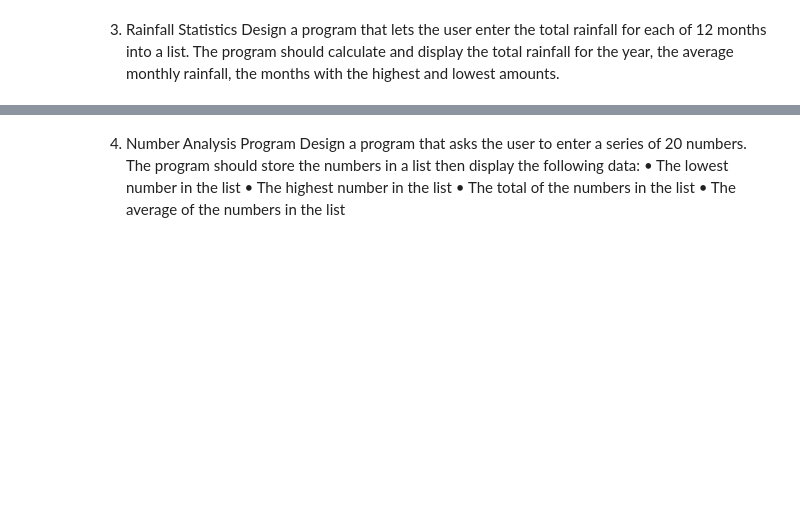
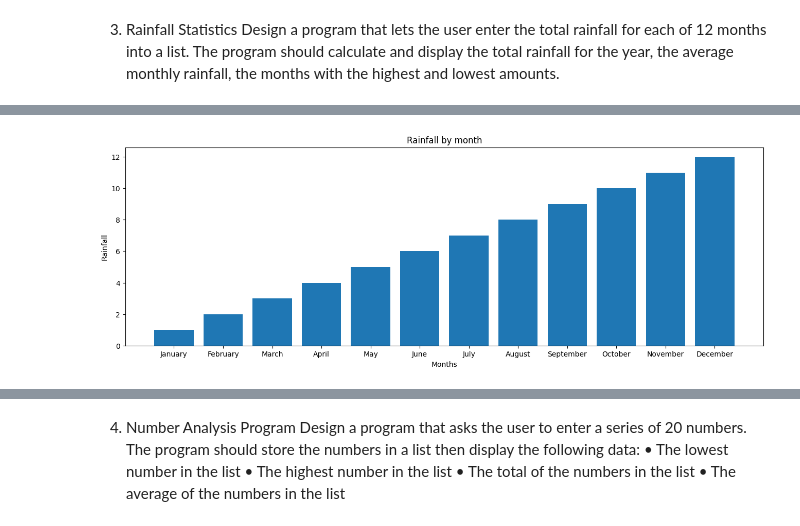
Before and after one commit to AlainEuksuzian/Python-Refresher, a Jupyter notebook: python-refresher/Lists.ipynb, the cells around one changed output, grey strips where cells are left out. Cells and saved outputs as stored; diff of their text form; code cells hidden in the pictures; blank space fills up the shorter version.

```diff
--- a/python-refresher/Lists.ipynb
+++ b/python-refresher/Lists.ipynb
@@ -103,0 +116,31 @@ the highest rainfall is December
+# %%
+#aproach 2
+MONTHS = ['January', 'February','March', 'April','May', 'June', 'July', 'August', 'September', 'October', 'November', 'December']
+
+def main():
+    monthly_rainfall = {}
+    monthly_rainfall, average = get_rainfall_input(monthly_rainfall)
+    lowest_rainfall, highest_rainfall = get_min_max(monthly_rainfall)
+    plt.figure(figsize=(16,5))
+    plt.bar(monthly_rainfall.keys(), monthly_rainfall.values())
+    plt.title('Rainfall by month')
+    plt.xlabel('Months')
+    plt.ylabel('Rainfall')
+    plt.show()
+
+
+
+def get_rainfall_input(monthly_rainfall):
+    sum = 0
+    for i in range(12):
+        month_input = int(input(f'enter the rainfall for month {MONTHS[i]}'))
+        monthly_rainfall[MONTHS[i]] = month_input
+        sum += month_input
+    return monthly_rainfall, sum/12
+
+def get_min_max(monthly_rainfall):
+    return min(monthly_rainfall.values()), max(monthly_rainfall.values())
+
+main()
+# %% [output]
+[figure, added]
```
Also changed, not shown: parts of 9 cells of this notebook, 2 other files.
